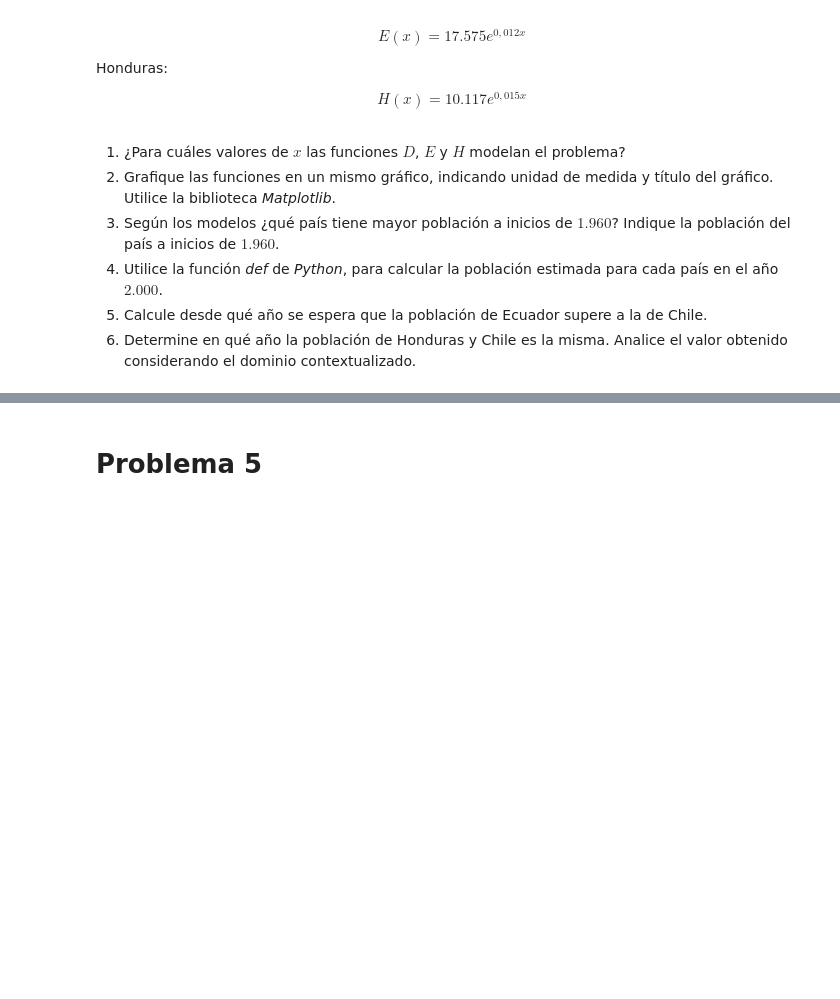
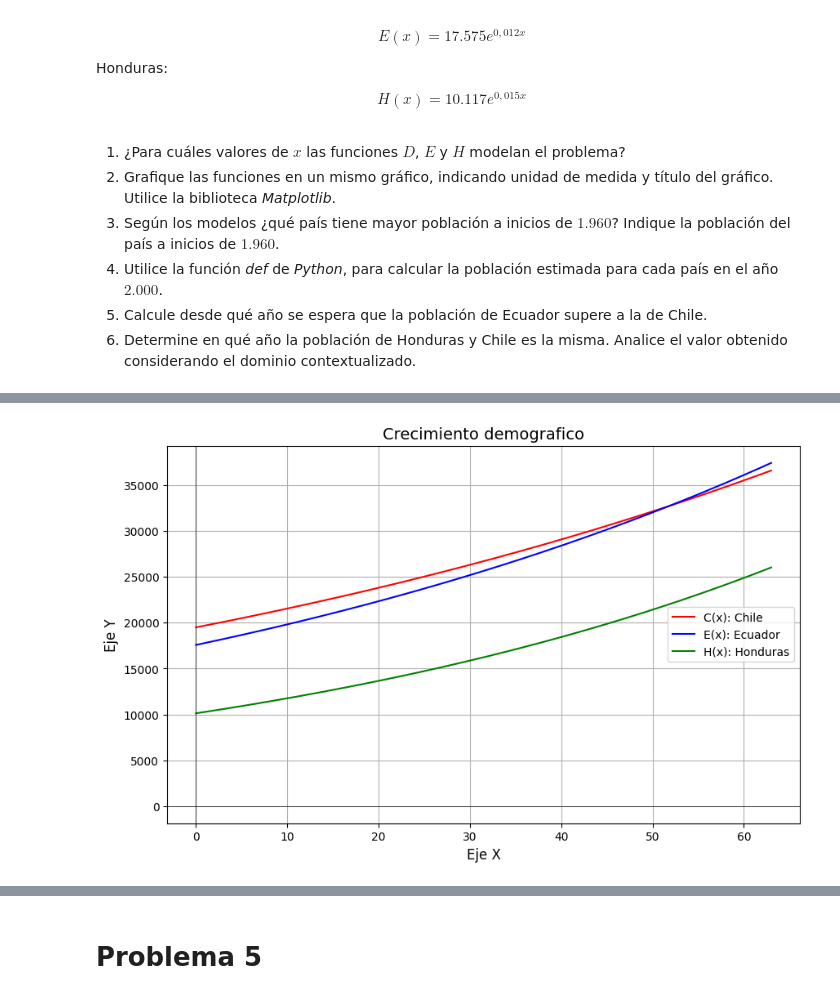
Before and after one commit to Leonardo9029/matematica-aplicada, a Jupyter notebook: G3_Aplicaciones_de_funciones copy.ipynb, the cells around one changed output, grey strips where cells are left out. Cells and saved outputs as stored; diff of their text form; code cells hidden in the pictures; blank space fills up the shorter version.

```diff
--- a/G3_Aplicaciones_de_funciones copy.ipynb
+++ b/G3_Aplicaciones_de_funciones copy.ipynb
@@ -340,3 +340,97 @@ $$H(x)=10.117e^{0,015x}$$
 4. Utilice la función *def* de *Python*, para calcular la población estimada para cada país en el año $2.000$.
 5. Calcule desde qué año se espera que la población de Ecuador supere a la de Chile.
 6. Determine en qué año la población de Honduras y Chile es la misma. Analice el valor obtenido considerando el dominio contextualizado.
+# %%
+#0 --- Importamos las librerias y definimos las funciones
+import numpy as np
+import math
+import matplotlib.pyplot as plt
+from scipy.optimize import fsolve
+
+
+def C(x):
+    return 19493*np.exp(0.01*x)
+def E(x):
+    return 17575 *np.exp(0.012*x)
+def H(x):
+    return 10117*np.exp(0.015*x)
+
+
+
+
+#1 --- Los valores que x toma son desde 0 hasta 63, representando los años desde 1960 hasta 2023.
+x_inicio_historico = 1960
+x_final_historico = 2023
+print(f'1. Los valores de x van desde 0 a {x_final_historico - x_inicio_historico}, representando los años desde 1960 hasta 2023.')
+#2 --- Graficar las funciones.
+
+#Generar puntos segun el rango de x.
+valores_x = np.linspace(0,63,900)
+
+#calcular valores de y para cada funcion.
+valores_y_C=C(valores_x)
+valores_y_E=E(valores_x)
+valores_y_H=H(valores_x)
+
+#tamaño del grafico.
+plt.figure(figsize=(10, 6))
+
+#generar las funciones.
+plt.plot(valores_x, valores_y_C, label='C(x): Chile', color='red')
+plt.plot(valores_x, valores_y_E, label='E(x): Ecuador', color='blue')
+plt.plot(valores_x, valores_y_H, label='H(x): Honduras', color='green')
+
+
+
+# 8. Añadir elementos para que el gráfico sea más claro
+plt.xlabel("Eje X", fontsize=12)
+plt.ylabel("Eje Y", fontsize=12)
+plt.title("Crecimiento demografico", fontsize=14)
+plt.grid(True) # Pone una grilla de fondo
+plt.legend()   # Muestra las etiquetas de cada línea (labels)
+plt.axhline(0, color='black', linewidth=0.5) # Dibuja el eje X
+plt.axvline(0, color='black', linewidth=0.5) # Dibuja el eje Y
+
+# 9. Mostrar el gráfico final
+plt.show()
+
+
+
+#3  --- Segun los modelos que pais tiene mayor poblacion en inicios de 1.960, indique el valor de esta.
+poblacion_chile_1960 = C(0)
+poblacion_ecuador_1960 = E(0)
+poblacion_honduras_1960 = H(0)
+print("--- Pregunta 3: Poblacion de cada pais en 1960 ---")
+print(f"Poblacion de Chile en 1960: {poblacion_chile_1960:.0f} habitantes")
+print(f"Poblacion de Ecuador en 1960: {poblacion_ecuador_1960:.0f} habitantes")
+print(f"Poblacion de Honduras en 1960: {poblacion_honduras_1960:.0f} habitantes")
+if poblacion_chile_1960 > poblacion_ecuador_1960 and poblacion_chile_1960 > poblacion_honduras_1960:
+    print(f"Chile tiene la mayor población en 1960 con un total de {poblacion_chile_1960:.0f} habitantes.")
+elif poblacion_ecuador_1960 > poblacion_chile_1960 and poblacion_ecuador_1960 > poblacion_honduras_1960:
+    print("Ecuador tiene la mayor población en 1960.")
+else:
+    print("Honduras tiene la mayor población en 1960.")
+
+#4 --- Poblacion en el año 2000.
+poblacion_chile_2000 = C(40)
+poblacion_ecuador_2000 = E(40)
+poblacion_honduras_2000 = H(40)
+print("--- Pregunta 4: Poblacion de cada pais en 2000 ---")
+
+print(f"Poblacion de Chile en 2000: {poblacion_chile_2000:.0f} habitantes")
+print(f"Poblacion de Ecuador en 2000: {poblacion_ecuador_2000:.0f} habitantes")
+print(f"Poblacion de Honduras en 2000: {poblacion_honduras_2000:.0f} habitantes")
+
+#5. Calcule desde qué año se espera que la población de Ecuador supere a la de Chile.
+def diferencia_E_C(x):
+    return E(x) - C(x)
+# Mirando el gráfico, estimamos que la intersección está cerca de x=51
+x_intersec_EC = fsolve(diferencia_E_C, 51)
+# Calculamos la coordenada 'y' para el punto de intersección
+y_intersec_EC = E(x_intersec_EC) # Usamos E(x) por ser más simple
+print("--- Pregunta 5: Año en que la población de Ecuador supera a la de Chile ---")
+print(f"La población de Ecuador supera a la de Chile en el año {1960 + int(x_intersec_EC[0])}, con una población aproximada de {y_intersec_EC[0]:.0f} habitantes.")
+
+#6.Determine en qué año la población de Honduras y Chile es la misma.
+# Analice el valor obtenido considerando el dominio contextualizado.
+# %% [output]
@@ -342,0 +438 @@ $$H(x)=10.117e^{0,015x}$$
+[figure, added]
```
Also changed, not shown: parts of 3 cells of this notebook.
